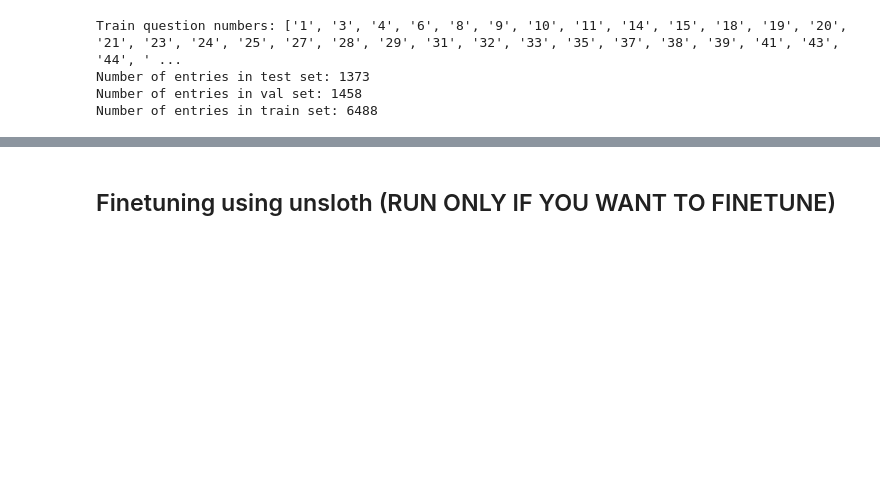
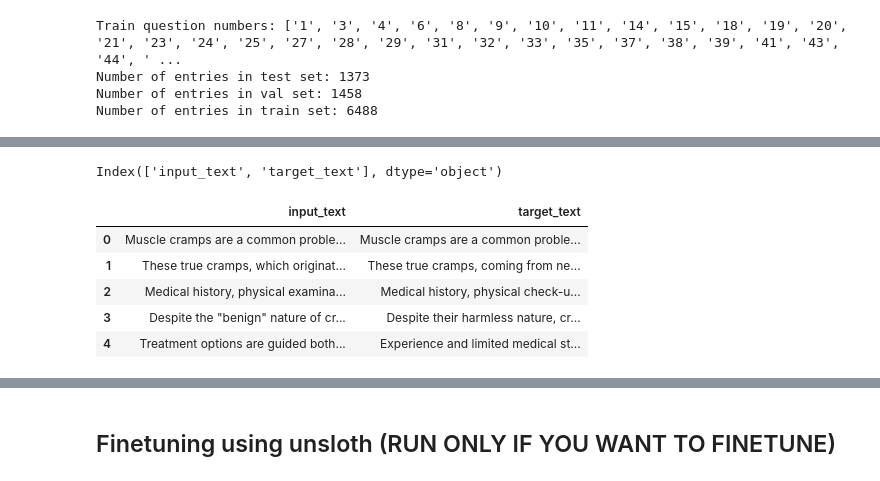
Before and after one commit to Talida-M/BIO_NLP_PLABA_2023, a Jupyter notebook: eval_sari_v2.ipynb, the cells around one changed output, grey strips where cells are left out. Cells and saved outputs as stored; diff of their text form; code cells hidden in the pictures; blank space fills up the shorter version.

```diff
--- a/eval_sari_v2.ipynb
+++ b/eval_sari_v2.ipynb
@@ -327,9 +377,17 @@ def train_and_evaluate_model(model_name="t5-small", max_token_length=512, max_to
     return model_preds, trainer
 
 # Example of running the function
+# datasets = {
+#     'train': pd.DataFrame({'input_text': ["Train input 1", "Train input 2"], 'target_text': ["Train target 1", "Train target 2"]}),
+#     'val': pd.DataFrame({'input_text': ["Val input 1", "Val input 2"], 'target_text': ["Val target 1", "Val target 2"]}),
+#     'test': pd.DataFrame({'input_text': ["Test input 1", "Test input 2"], 'target_text': ["Test target 1", "Test target 2"]}),
+# }
+# datasets_bk = datasets
+
+
 datasets = {
-    'train': pd.DataFrame({'input_text': ["Train input 1", "Train input 2"], 'target_text': ["Train target 1", "Train target 2"]}),
-    'val': pd.DataFrame({'input_text': ["Val input 1", "Val input 2"], 'target_text': ["Val target 1", "Val target 2"]}),
-    'test': pd.DataFrame({'input_text': ["Test input 1", "Test input 2"], 'target_text': ["Test target 1", "Test target 2"]}),
+    'train': pd.DataFrame({'input_text': datasets_bk['train']['abstracts'].to_list(), 'target_text': datasets_bk['train']['adaptations'].to_list()}),
+    'val': pd.DataFrame({'input_text': datasets_bk['val']['abstracts'].to_list(), 'target_text': datasets_bk['val']['adaptations'].to_list()}),
+    'test': pd.DataFrame({'input_text': datasets_bk['test']['abstracts'].to_list(), 'target_text': datasets_bk['test']['adaptations'].to_list()}),
 }
 # %% [output]
@@ -337,3 +396,16 @@ ModuleNotFoundError: No module named 'datasets'
+# %%
+datasets['train'].columns
+# %% [output]
+Index(['input_text', 'target_text'], dtype='object')
+# %%
+datasets['train'].head()
+# %% [output]
+|  | input_text | target_text |
+| 0 | Muscle cramps are a common proble... | Muscle cramps are a common proble... |
+| 1 | These true cramps, which originat... | These true cramps, coming from ne... |
+| 2 | Medical history, physical examina... | Medical history, physical check-u... |
+| 3 | Despite the "benign" nature of cr... | Despite their harmless nature, cr... |
+| 4 | Treatment options are guided both... | Experience and limited medical st... |
 # %%
 # T5 Model Training and Testing
 print("T5 Seed 7 Train & Testing")
```
Also changed, not shown: parts of 10 cells of this notebook.
